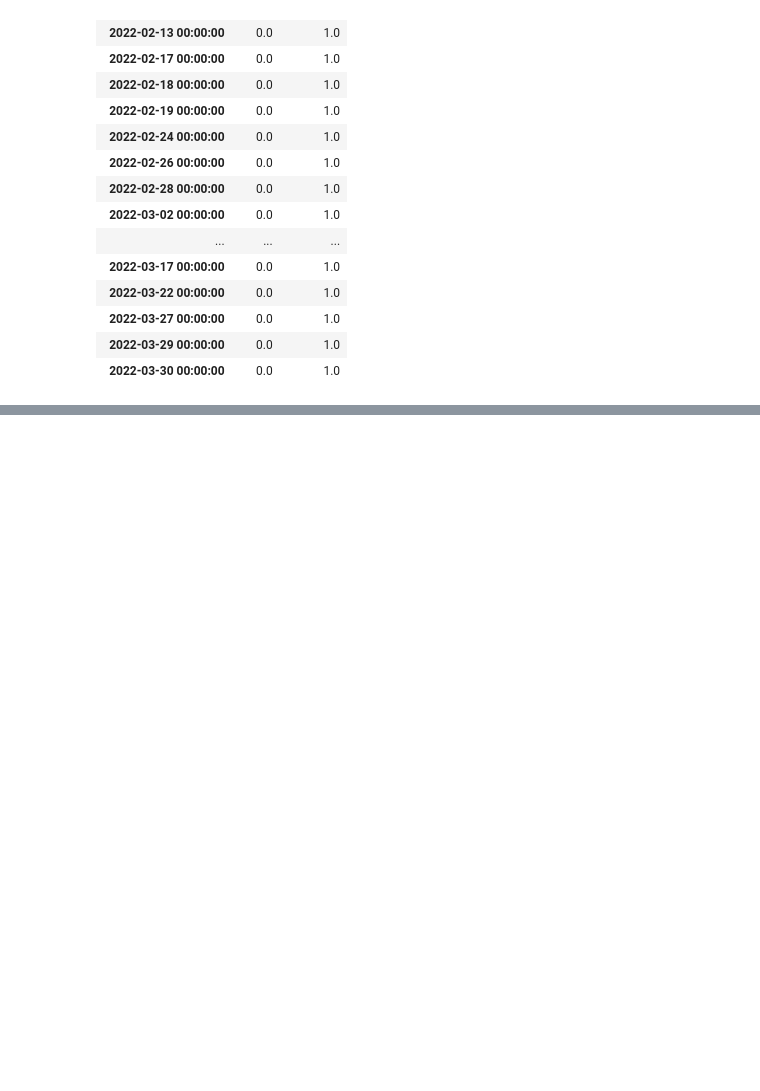
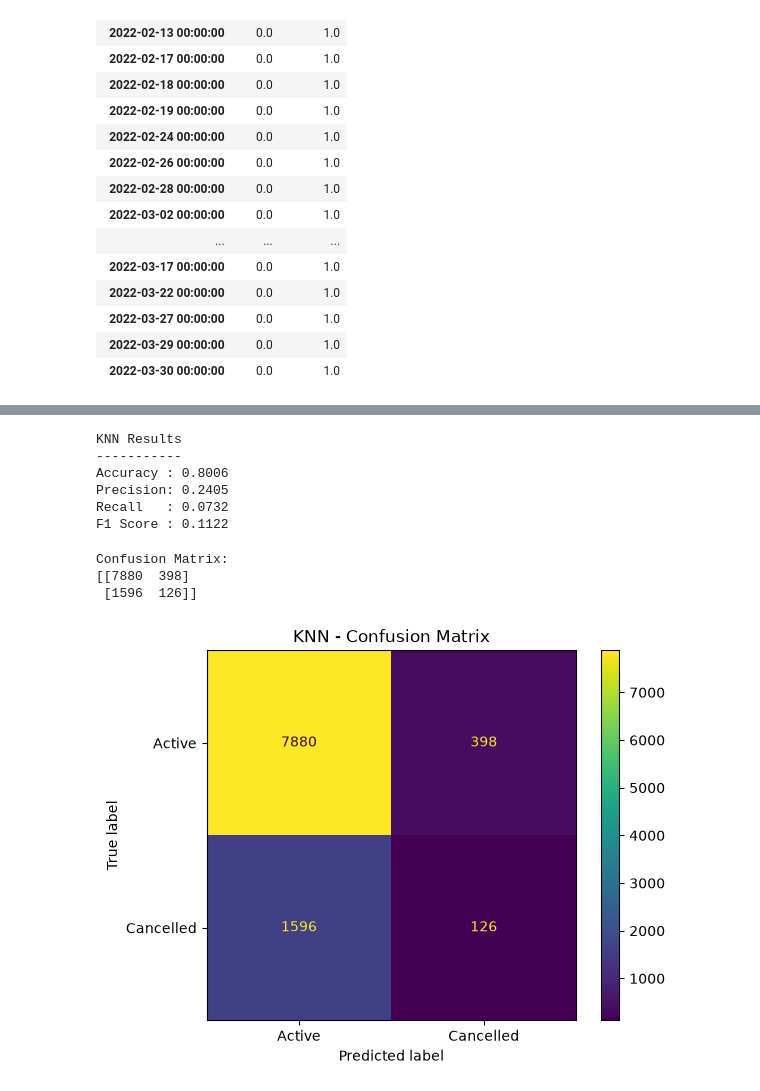
Before and after one commit to Mayanks584/churn_project, a Jupyter notebook: Untitled.ipynb, the cells around one changed output, grey strips where cells are left out. Cells and saved outputs as stored; diff of their text form; code cells hidden in the pictures; blank space fills up the shorter version.

```diff
--- a/Untitled.ipynb
+++ b/Untitled.ipynb
@@ -172,0 +1270,13 @@ pd.crosstab(
+# %%
+from sklearn.neighbors import KNeighborsClassifier
+
+knn_model = KNeighborsClassifier(
+    n_neighbors=5
+)
+
+knn_model.fit(
+    X_train_processed,
+    y_train
+)
+
+print("KNN model trained successfully.")
@@ -172,0 +1285,5 @@ pd.crosstab(
+# %%
+y_pred_knn = knn_model.predict(X_test_processed)
+
+print("KNN predictions generated successfully.")
+print("Number of predictions:", len(y_pred_knn))
@@ -172,0 +1328,53 @@ pd.crosstab(
+# %%
+accuracy_knn = accuracy_score(y_test, y_pred_knn)
+precision_knn = precision_score(
+    y_test,
+    y_pred_knn,
+    zero_division=0
+)
+recall_knn = recall_score(
+    y_test,
+    y_pred_knn,
+    zero_division=0
+)
+f1_knn = f1_score(
+    y_test,
+    y_pred_knn,
+    zero_division=0
+)
+
+print("KNN Results")
+print("-----------")
+print("Accuracy :", round(accuracy_knn, 4))
+print("Precision:", round(precision_knn, 4))
+print("Recall   :", round(recall_knn, 4))
+print("F1 Score :", round(f1_knn, 4))
+# %% [output]
+KNN Results
+-----------
+Accuracy : 0.8006
+Precision: 0.2405
+Recall   : 0.0732
+F1 Score : 0.1122
+# %%
+cm_knn = confusion_matrix(
+    y_test,
+    y_pred_knn
+)
+
+print("Confusion Matrix:")
+print(cm_knn)
+
+disp = ConfusionMatrixDisplay(
+    confusion_matrix=cm_knn,
+    display_labels=["Active", "Cancelled"]
+)
+
+disp.plot()
+plt.title("KNN - Confusion Matrix")
+plt.show()
+# %% [output]
+Confusion Matrix:
+[[7880  398]
+ [1596  126]]
+[figure, added]
```
Also changed, not shown: parts of 76 cells of this notebook, 4 other files.
